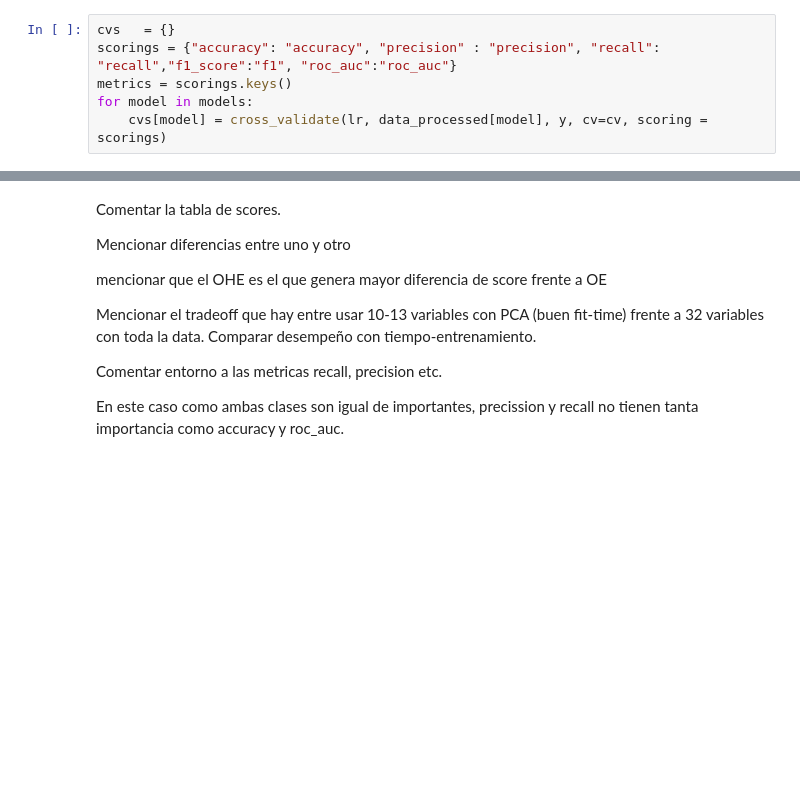
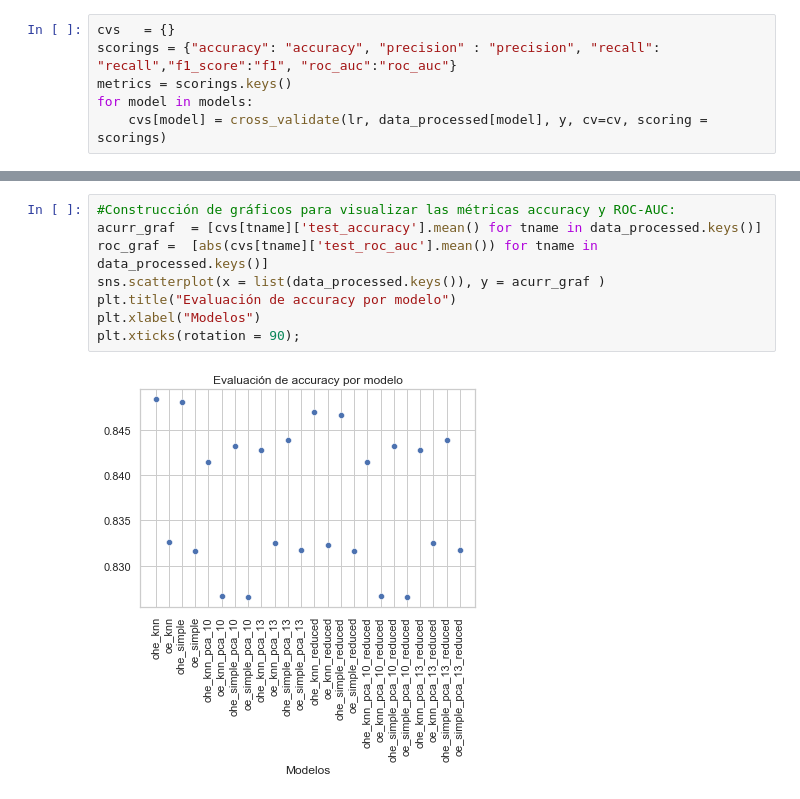
Before and after one commit to tomaspemora/desafio-latam-tareas-BA-TP, a Jupyter notebook: fundamentos_data_science/Prueba/desafio_1.ipynb, the cells around one changed output, grey strips where cells are left out. Drawn from its saved outputs; the diff is of its cells as text; blank space fills up the shorter version.

Commit message:
Entrega de prueba 2. Favor revisar.

```diff
--- a/fundamentos_data_science/Prueba/desafio_1.ipynb
+++ b/fundamentos_data_science/Prueba/desafio_1.ipynb
@@ -719,15 +784,13 @@ for model in models:
 display(HTML(table_str))
 # %% [output]
 [interactive output not drawn]
-# %% [markdown]
-Comentar la tabla de scores.
-
-Mencionar diferencias entre uno y otro
-
-mencionar que el OHE es el que genera mayor diferencia de score frente a OE
-
-Mencionar el tradeoff que hay entre usar 10-13 variables con PCA (buen fit-time) frente a 32 variables con toda la data. Comparar desempeño con tiempo-entrenamiento.
-
-Comentar entorno a las metricas recall, precision etc.
-
-En este caso como ambas clases son igual de importantes, precission y recall no tienen tanta importancia como accuracy y roc_auc.
+# %%
+#Construcción de gráficos para visualizar las métricas accuracy y ROC-AUC:
+acurr_graf  = [cvs[tname]['test_accuracy'].mean() for tname in data_processed.keys()]
+roc_graf =  [abs(cvs[tname]['test_roc_auc'].mean()) for tname in data_processed.keys()]
+sns.scatterplot(x = list(data_processed.keys()), y = acurr_graf )
+plt.title("Evaluación de accuracy por modelo")
+plt.xlabel("Modelos")
+plt.xticks(rotation = 90);
+# %% [output]
+[figure, added]
```
Also changed, not shown: parts of 35 cells of this notebook, 2 other files.
